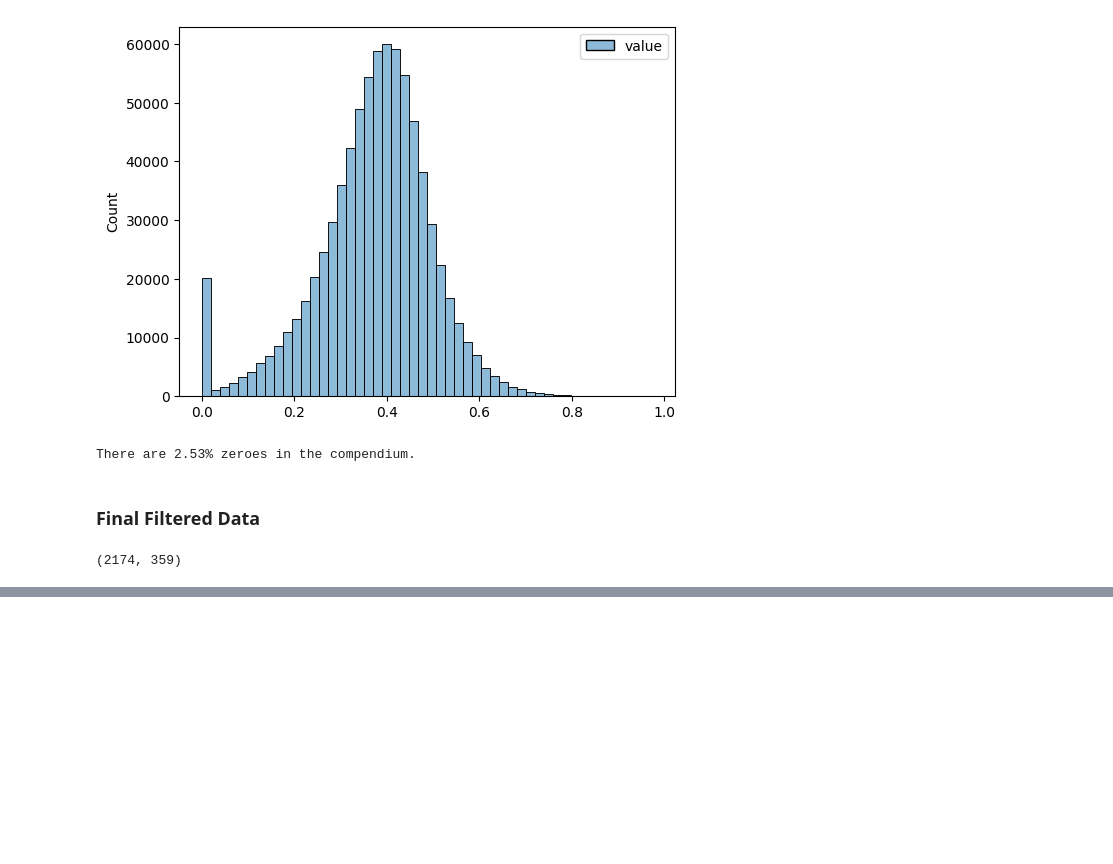
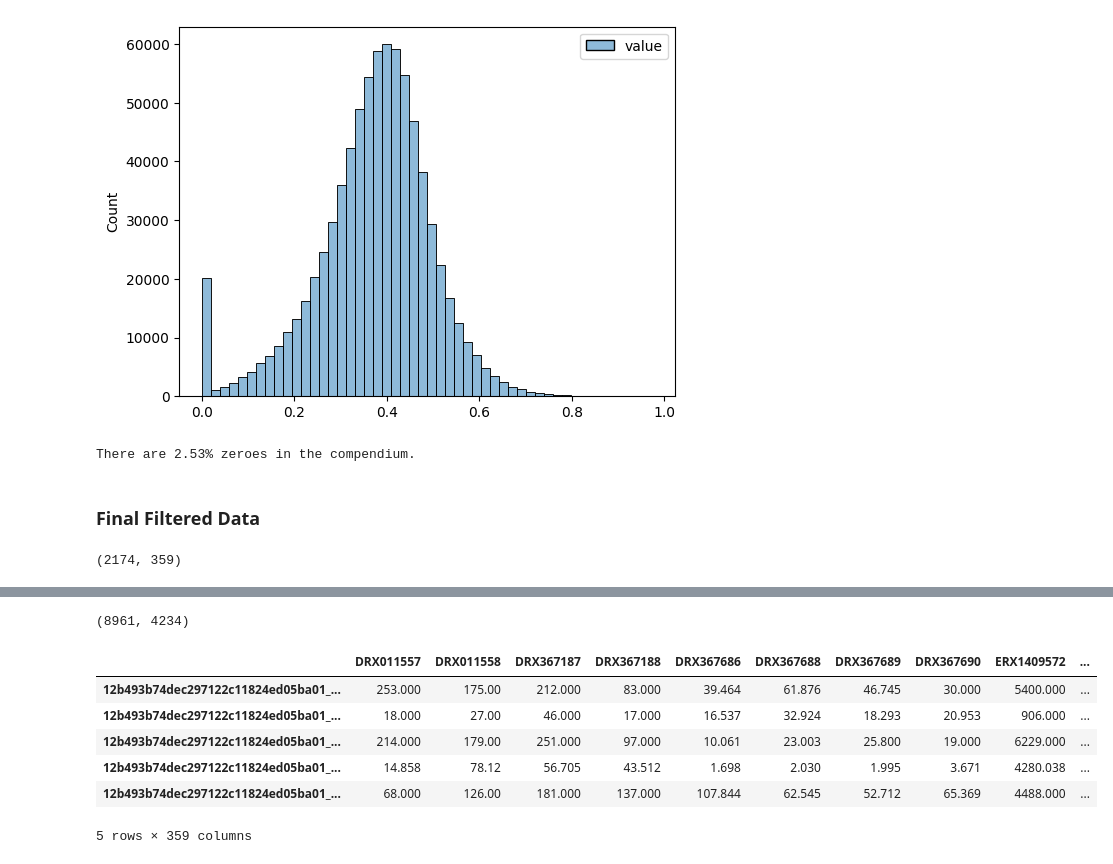
Before and after one commit to georgiadoing/seqADAGE, a Jupyter notebook: Py/muk_transfer_learning/filtering/Mukundan_sa_filt.ipynb, the cells around one changed output, grey strips where cells are left out. Drawn from its saved outputs; the diff is of its cells as text; code cells hidden in the pictures; blank space fills up the shorter version.

```diff
--- a/Py/muk_transfer_learning/filtering/Mukundan_sa_filt.ipynb
+++ b/Py/muk_transfer_learning/filtering/Mukundan_sa_filt.ipynb
@@ -361,0 +372,20 @@ filtered_df.shape
+# %%
+raw_df = pd.read_csv(
+  '/content/drive/My Drive/Comp-Bio-Projs-S26/data/num_reads_saur_pan_genome_saur_comp_k15.csv',
+  index_col = 0
+)
+raw_df.shape
+# %% [output]
+(8961, 4234)
+# %%
+# Pull our filtered data in raw counts
+raw_filt = raw_df.loc[filtered_df.index, filtered_df.columns]
+raw_filt.head()
+# %% [output]
+|  | DRX011557 | DRX011558 | DRX367187 | DRX367188 | DRX367686 | DRX367688 | DRX367689 | DRX367690 | ERX1409572 | ... |
+| 12b493b74dec297122c11824ed05ba01_... | 253.000 | 175.00 | 212.000 | 83.000 | 39.464 | 61.876 | 46.745 | 30.000 | 5400.000 | ... |
+| 12b493b74dec297122c11824ed05ba01_... | 18.000 | 27.00 | 46.000 | 17.000 | 16.537 | 32.924 | 18.293 | 20.953 | 906.000 | ... |
+| 12b493b74dec297122c11824ed05ba01_... | 214.000 | 179.00 | 251.000 | 97.000 | 10.061 | 23.003 | 25.800 | 19.000 | 6229.000 | ... |
+| 12b493b74dec297122c11824ed05ba01_... | 14.858 | 78.12 | 56.705 | 43.512 | 1.698 | 2.030 | 1.995 | 3.671 | 4280.038 | ... |
+| 12b493b74dec297122c11824ed05ba01_... | 68.000 | 126.00 | 181.000 | 137.000 | 107.844 | 62.545 | 52.712 | 65.369 | 4488.000 | ... |
+5 rows × 359 columns
```
Also changed, not shown: parts of 9 cells of this notebook.
